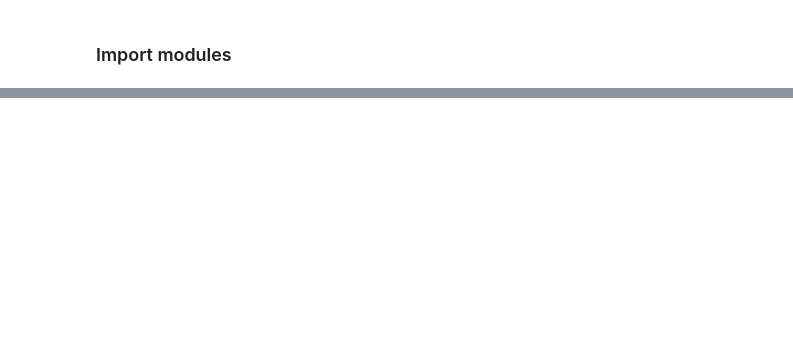
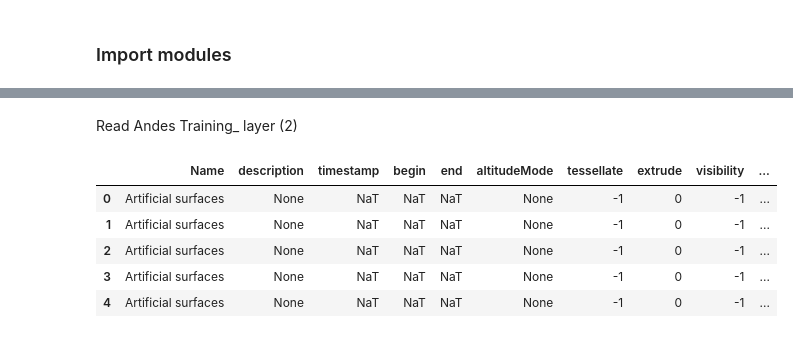
Before and after one commit to RicardoMartinezS/Image_classification, a Jupyter notebook: Taller2.ipynb, the cells around one changed output, grey strips where cells are left out. Drawn from its saved outputs; the diff is of its cells as text; code cells hidden in the pictures; blank space fills up the shorter version.

```diff
--- a/Taller2.ipynb
+++ b/Taller2.ipynb
@@ -45,0 +107,13 @@ vec_train_file = "notebooks/Data_geoprocessing/aber_sen2_cls_training.gpkg" #Dat
+# %% [markdown]
+Read Andes Training_ layer (2)
+# %%
+andes_train2= geopandas.read_file(vec_train_file, layer=lyr_names[4])
+andes_train2 = andes_train2.to_crs("EPSG:32618")
+andes_train2.head()
+# %% [output]
+|  | Name | description | timestamp | begin | end | altitudeMode | tessellate | extrude | visibility | ... |
+| 0 | Artificial surfaces | None | NaT | NaT | NaT | None | -1 | 0 | -1 | ... |
+| 1 | Artificial surfaces | None | NaT | NaT | NaT | None | -1 | 0 | -1 | ... |
+| 2 | Artificial surfaces | None | NaT | NaT | NaT | None | -1 | 0 | -1 | ... |
+| 3 | Artificial surfaces | None | NaT | NaT | NaT | None | -1 | 0 | -1 | ... |
+| 4 | Artificial surfaces | None | NaT | NaT | NaT | None | -1 | 0 | -1 | ... |
```
Also changed, not shown: parts of 29 cells of this notebook.
